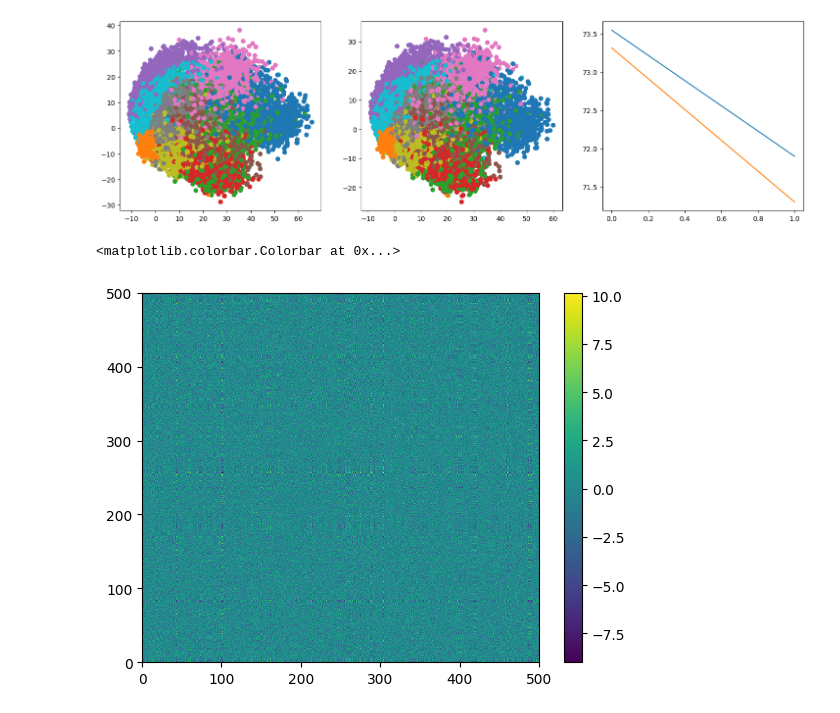
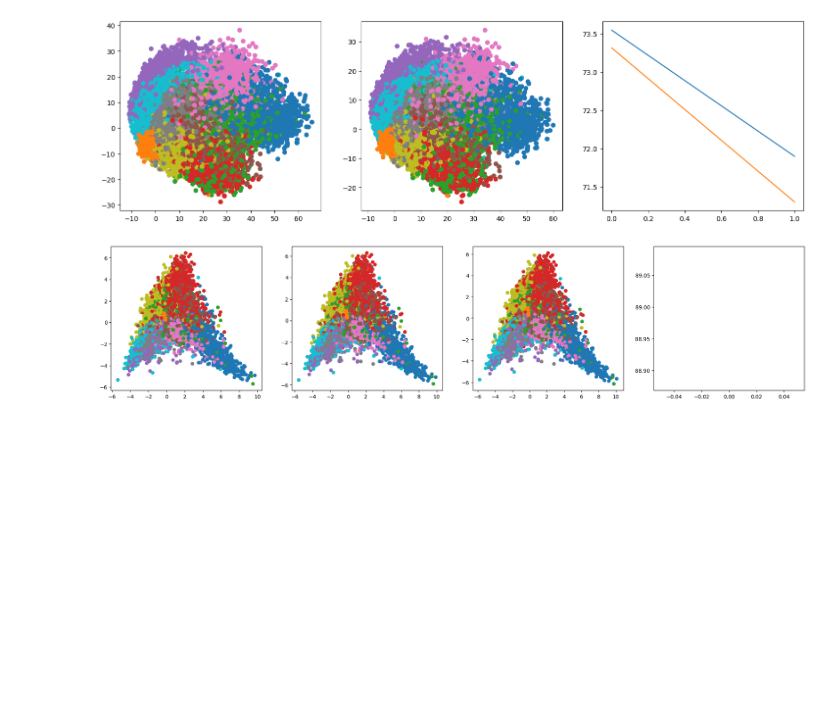
Before and after one commit to wormLove/DCNet, a Jupyter notebook: SiameseMNIST.ipynb, the cells around one changed output. Saved outputs shown, nothing was run; the diff lists cells and outputs as text; code cells hidden in the pictures; blank space fills up the shorter version.

```diff
--- a/SiameseMNIST.ipynb
+++ b/SiameseMNIST.ipynb
@@ -289,21 +290,23 @@ plotter = ProjectionPlotter(4)
 # %%
 nepochs = 20
 nbatches = 100
 batch_size = 64
 for epoch in range(nepochs):
     batch_loss1, batch_loss2 = 0.0, 0.0
     for batches in tqdm(range(nbatches), desc=f"Epoch:{epoch+1}/{nepochs}"):
         for x in triplet_loader_dc(batch_size):
             x = layer1(x)
             x = layer2(x)
             x = layer3(x)
 
-        batch_loss1 += adaptation_layer1.loss/batch_size
-        batch_loss2 += adaptation_layer2.loss/batch_size
+        batch_loss1 += layer2.loss/batch_size
+        batch_loss2 += layer3.loss/batch_size
 
         layer1.organize()
         layer2.organize()
         layer3.organize()
 
     test_outputs, targets = test_module_dc([layer1, layer2, layer3], test_dataset=mnist_test_data, input_transforms=transform)
     plotter(test_outputs, targets, [batch_loss1, batch_loss2])
+# %% [output]
+[figure, added]
@@ -332,6 +312,0 @@ for epoch in range(nepochs):
-# %%
-plt.pcolormesh(weights)
-plt.colorbar()
-# %% [output]
-<matplotlib.colorbar.Colorbar at 0x...>
-[figure, removed]
```
Also changed, not shown: parts of 7 cells of this notebook, 1 other file.
